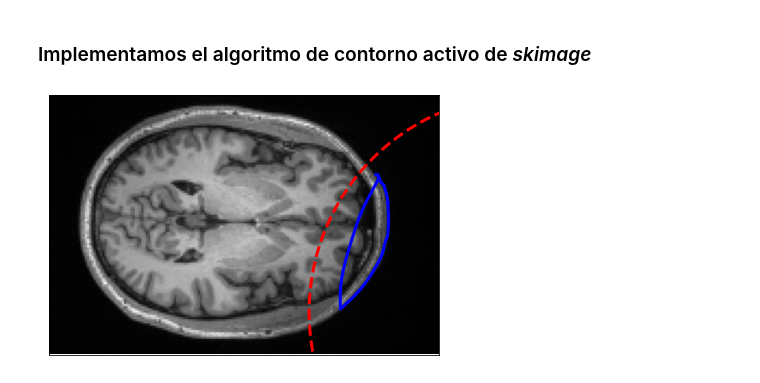
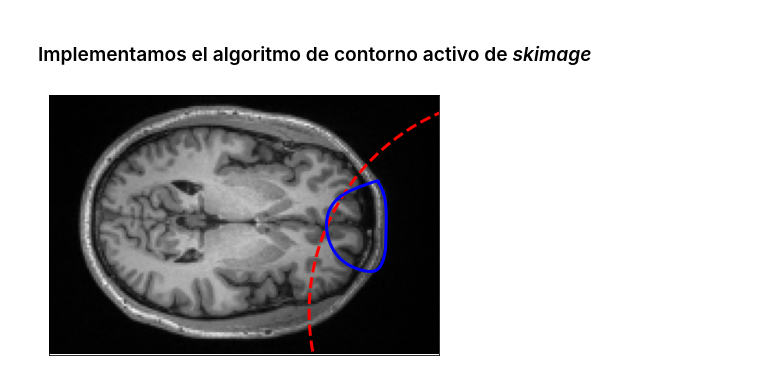
Before and after one commit to Mariaprddz/Analisis, a Jupyter notebook: Analisis/Practica2/Contornos activos.ipynb, the cells around one changed output. Cells and saved outputs as stored; diff of their text form; code cells hidden in the pictures.

```diff
--- a/Analisis/Practica2/Contornos activos.ipynb
+++ b/Analisis/Practica2/Contornos activos.ipynb
@@ -82,21 +91,21 @@ img= rgb2gray(img_o)
 # %%
 
 s = np.linspace(0, 2*np.pi, 400)
 r = 100 + 100*np.sin(s)
 c = 220 + 100*np.cos(s)
 init = np.array([r, c]).T
 
 
 snake = active_contour(gaussian(img, 3),
-                       init, alpha=0.015, beta=10, gamma=0.001, coordinates='rc')
+                       init, alpha=0.02, beta=10, gamma=0.002, coordinates='rc')
 
 fig, ax = plt.subplots(figsize=(7, 7))
 ax.imshow(img, cmap=plt.cm.gray)
 ax.plot(init[:, 1], init[:, 0], '--r', lw=3)
 ax.plot(snake[:, 1], snake[:, 0], '-b', lw=3)
 ax.set_xticks([]), ax.set_yticks([])
 ax.axis([0, img.shape[1], img.shape[0], 0])
 
 plt.show()
 # %% [output]
-[figure, old version]
+[figure, new version]
```
Also changed, not shown: parts of 1 cell of this notebook.
